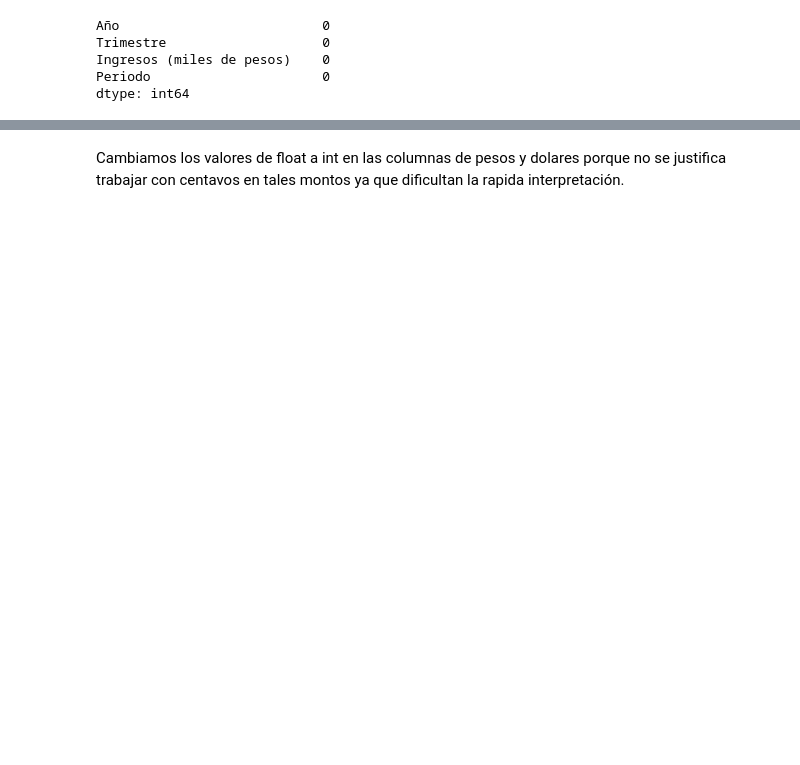
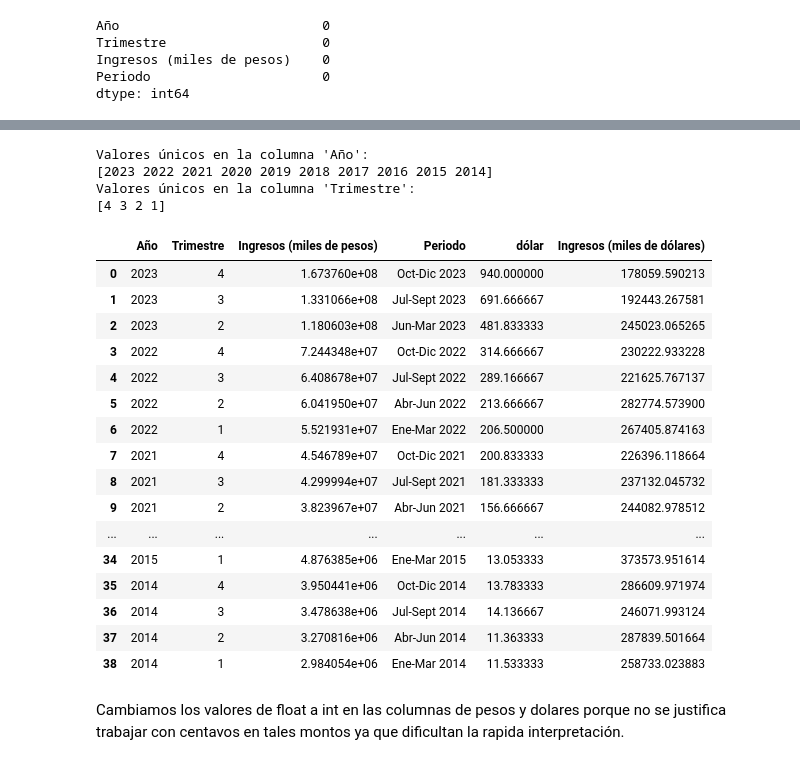
Before and after one commit to RGiovanetti/telecomunicaciones-D.A, a Jupyter notebook: notebooks/ETL.ipynb, the cells around one changed output, grey strips where cells are left out. Saved outputs shown, nothing was run; the diff lists cells and outputs as text; code cells hidden in the pictures; blank space fills up the shorter version.

```diff
--- a/notebooks/ETL.ipynb
+++ b/notebooks/ETL.ipynb
@@ -556,5 +639,37 @@ df_ingresos_dolar = pd.merge(df_ingresos, df_dolar_blue, on = ['Año', 'Trimestr
+# %%
+unique_years = df_ingresos_dolar['Año'].unique()
+print("Valores únicos en la columna 'Año':")
+print(unique_years)
+unique_trim = df_ingresos_dolar['Trimestre'].unique()
+print("Valores únicos en la columna 'Trimestre':")
+print(unique_trim)
+# %% [output]
+Valores únicos en la columna 'Año':
+[2023 2022 2021 2020 2019 2018 2017 2016 2015 2014]
+Valores únicos en la columna 'Trimestre':
+[4 3 2 1]
 # %%
 df_ingresos_dolar['Ingresos (miles de dólares)'] = df_ingresos_dolar['Ingresos (miles de pesos)']/df_ingresos_dolar['dólar']
+# %%
+df_ingresos_dolar.head(50)
+# %% [output]
+|  | Año | Trimestre | Ingresos (miles de pesos) | Periodo | dólar | Ingresos (miles de dólares) |
+| 0 | 2023 | 4 | 1.673760e+08 | Oct-Dic 2023 | 940.000000 | 178059.590213 |
+| 1 | 2023 | 3 | 1.331066e+08 | Jul-Sept 2023 | 691.666667 | 192443.267581 |
+| 2 | 2023 | 2 | 1.180603e+08 | Jun-Mar 2023 | 481.833333 | 245023.065265 |
+| 3 | 2022 | 4 | 7.244348e+07 | Oct-Dic 2022 | 314.666667 | 230222.933228 |
+| 4 | 2022 | 3 | 6.408678e+07 | Jul-Sept 2022 | 289.166667 | 221625.767137 |
+| 5 | 2022 | 2 | 6.041950e+07 | Abr-Jun 2022 | 213.666667 | 282774.573900 |
+| 6 | 2022 | 1 | 5.521931e+07 | Ene-Mar 2022 | 206.500000 | 267405.874163 |
+| 7 | 2021 | 4 | 4.546789e+07 | Oct-Dic 2021 | 200.833333 | 226396.118664 |
+| 8 | 2021 | 3 | 4.299994e+07 | Jul-Sept 2021 | 181.333333 | 237132.045732 |
+| 9 | 2021 | 2 | 3.823967e+07 | Abr-Jun 2021 | 156.666667 | 244082.978512 |
+| ... | ... | ... | ... | ... | ... | ... |
+| 34 | 2015 | 1 | 4.876385e+06 | Ene-Mar 2015 | 13.053333 | 373573.951614 |
+| 35 | 2014 | 4 | 3.950441e+06 | Oct-Dic 2014 | 13.783333 | 286609.971974 |
+| 36 | 2014 | 3 | 3.478638e+06 | Jul-Sept 2014 | 14.136667 | 246071.993124 |
+| 37 | 2014 | 2 | 3.270816e+06 | Abr-Jun 2014 | 11.363333 | 287839.501664 |
+| 38 | 2014 | 1 | 2.984054e+06 | Ene-Mar 2014 | 11.533333 | 258733.023883 |
 # %% [markdown]
 Cambiamos los valores de float a int en las columnas de pesos y dolares porque no se justifica trabajar con centavos en tales montos ya que dificultan la rapida interpretación.
 # %%
```
Also changed, not shown: parts of 14 cells of this notebook, 1 other file.
